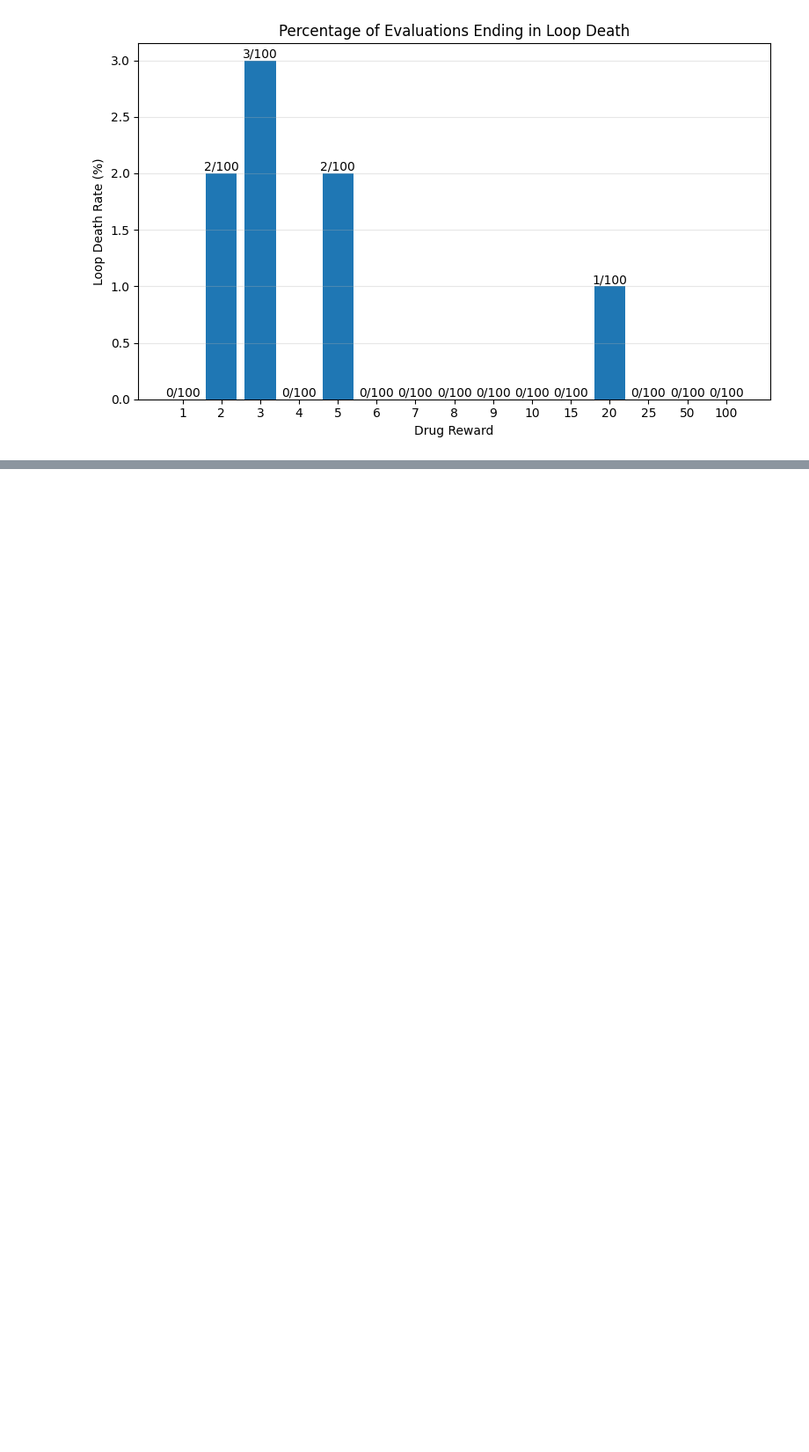
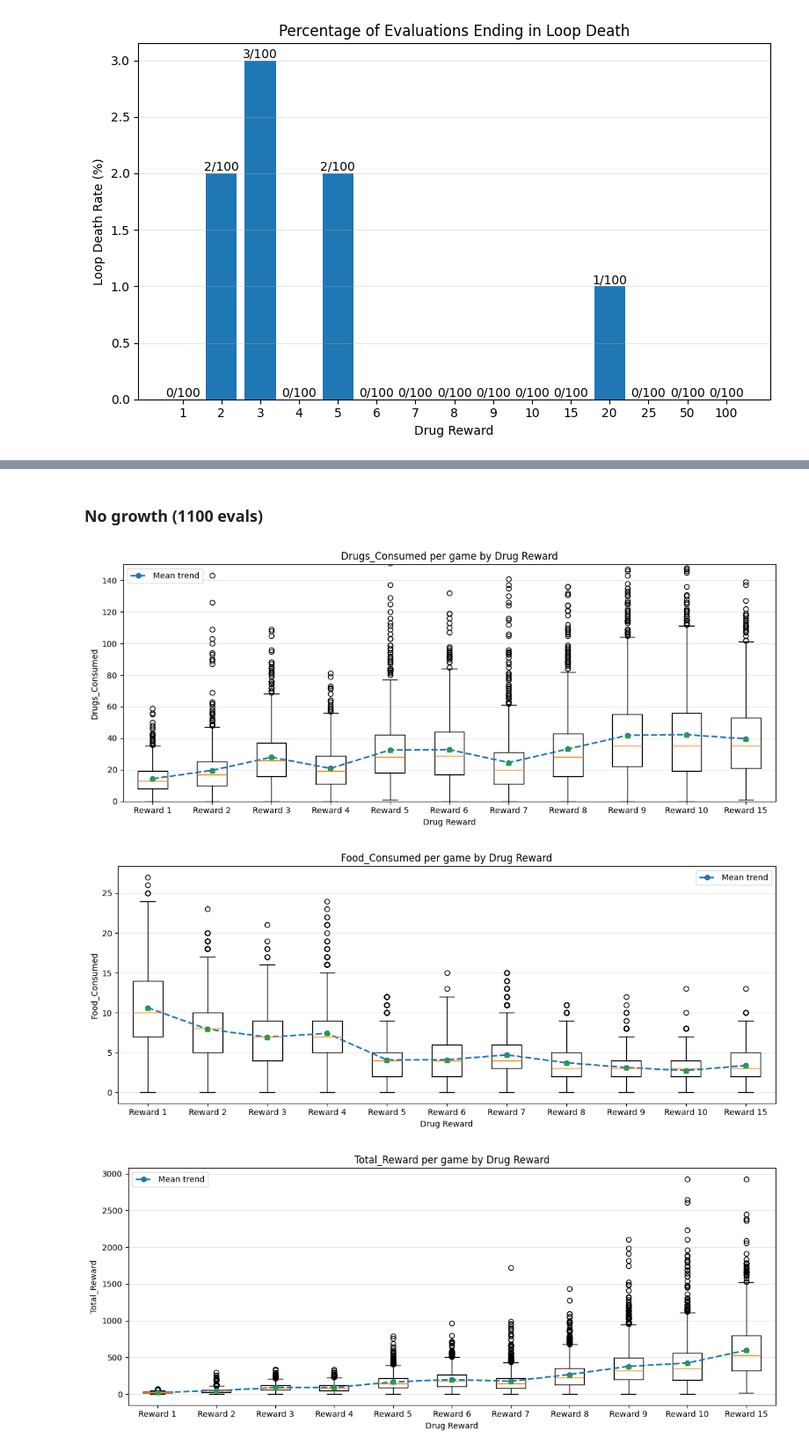
Before and after one commit to inesdejaegher/Gym-Snake, a Jupyter notebook: Results/plots.ipynb, the cells around one changed output, grey strips where cells are left out. Shown at 88% size. Cells and saved outputs as stored; diff of their text form; code cells hidden in the pictures; blank space fills up the shorter version.

```diff
--- a/Results/plots.ipynb
+++ b/Results/plots.ipynb
@@ -174,0 +192,10 @@ plot_loop_death_rate(result_folder/"Drugs_With_Growth")
+# %% [markdown]
+### No growth (1100 evals)
+# %%
+plot_drug_reward_boxplots(result_folder/"Drugs_No_Growth")
+plot_food_vs_drugs(result_folder/"Drugs_No_Growth")
+plot_loop_death_rate(result_folder/"Drugs_No_Growth")
+# %% [output]
+[figure, added]
+[figure, added]
+[figure, added]
```
Also changed, not shown: parts of 5 cells of this notebook, 13 other files.
